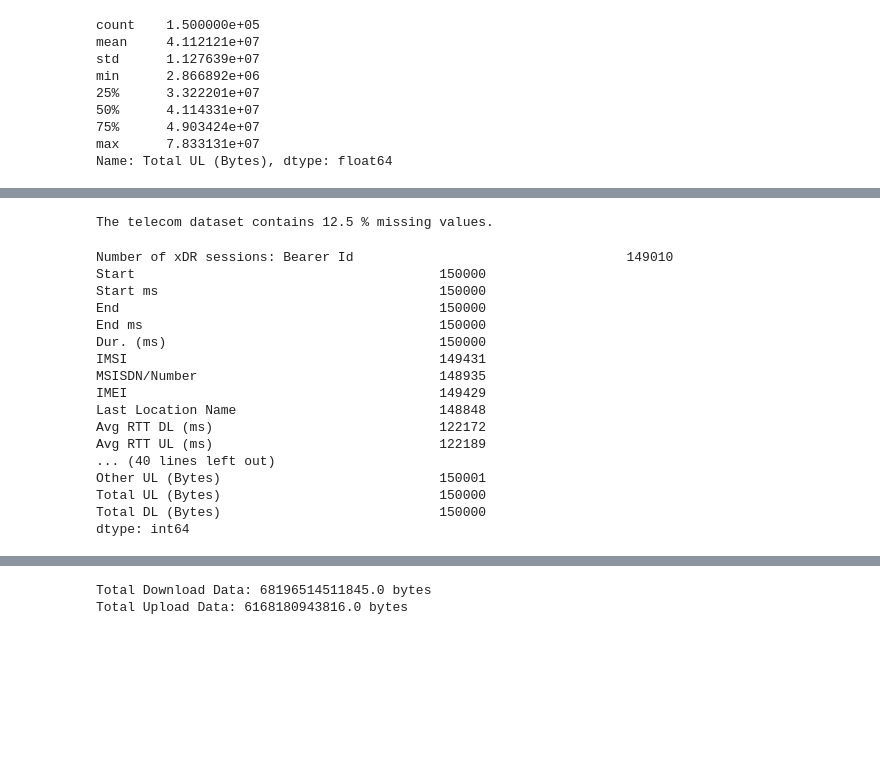
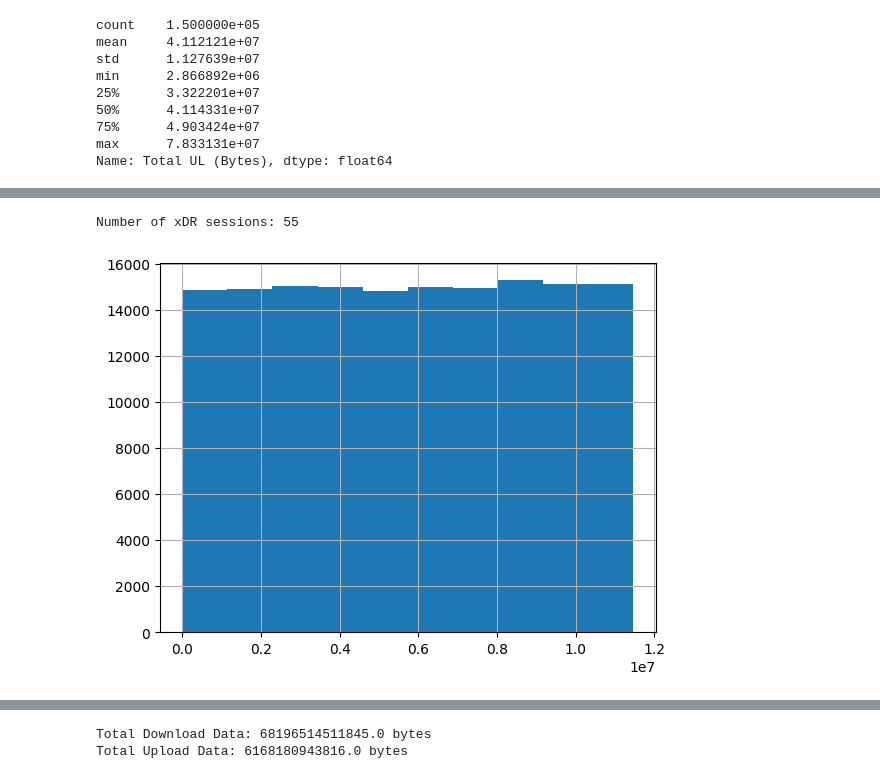
Before and after one commit to G1Daniel/telecom_xdr_analysis, a Jupyter notebook: notebooks/extract_data_and_EDA.ipynb, the cells around one changed output, grey strips where cells are left out. Cells and saved outputs as stored; diff of their text form; code cells hidden in the pictures; blank space fills up the shorter version.

Commit message:
Dataset cleaned again

```diff
--- a/notebooks/extract_data_and_EDA.ipynb
+++ b/notebooks/extract_data_and_EDA.ipynb
@@ -117,0 +141,9 @@ dtype: float64
+# %%
+#Data Reduction
+#drop columns with more than 50% missing values
+#In our dataset, the column Bearer doesnt has any predictive power,can be dropped as it doesnt add value to our analysis
+dfa_clean=dfa.drop(['Bearer Id','TCP DL Retrans. Vol (Bytes)','TCP UL Retrans. Vol (Bytes)','HTTP DL (Bytes)','HTTP UL (Bytes)','Nb of sec with 125000B < Vol DL',
+              'Nb of sec with 1250B < Vol UL < 6250B','Nb of sec with 31250B < Vol DL < 125000B','Nb of sec with 37500B < Vol UL',
+              'Nb of sec with 6250B < Vol DL < 31250B','Nb of sec with 6250B < Vol UL < 37500B'
+             ],axis=1)
+dfa_clean.shape
@@ -172,50 +352,22 @@ dfa.describe(include='all').T
 | Other UL (Bytes) | 150001.0 | NaN | NaN | NaN | 8264799.424427 | 4769003.686403 | 148.0 | 4145943.0 | 8267071.0 | 12384148.0 | 16558816.0 |
 | Total UL (Bytes) | 150000.0 | NaN | NaN | NaN | 41121206.292107 | 11276386.514689 | 2866892.0 | 33222010.5 | 41143312.0 | 49034238.5 | 78331311.0 |
 | Total DL (Bytes) | 150000.0 | NaN | NaN | NaN | 454643430.078967 | 244142874.376284 | 7114041.0 | 243106803.0 | 455841077.5 | 665705544.0 | 902969616.0 |
-# %%
-#Handling missing data
-
-# how many missing values exist or better still what is the % of missing values in the dataset?
-def percent_missing(dfa):
-    # Calculate total number of cells in dataframe
-    totalCells = np.product(dfa.shape)
-
-    # Count number of missing values per column
-    missingCount = dfa.isnull().sum()
-
-    # Calculate total number of missing values
-    totalMissing = missingCount.sum()
-
-    # Calculate percentage of missing values
-    print("The telecom dataset contains", round(((totalMissing/totalCells) * 100), 2), "%", "missing values.")
-
-percent_missing(dfa)
-# %% [output]
-The telecom dataset contains 12.5 % missing values.
 # %%
 #Aggregate per user
 #number of xDR sessions
-sessions = dfa.count()
-
+sessions = len(dfa.columns)
 print("Number of xDR sessions:", sessions)
 # %% [output]
-Number of xDR sessions: Bearer Id                                   149010
-Start                                       150000
-Start ms                                    150000
-End                                         150000
-End ms                                      150000
-Dur. (ms)                                   150000
-IMSI                                        149431
-MSISDN/Number                               148935
-IMEI                                        149429
-Last Location Name                          148848
-Avg RTT DL (ms)                             122172
-Avg RTT UL (ms)                             122189
-... (40 lines left out)
-Other UL (Bytes)                            150001
-Total UL (Bytes)                            150000
-Total DL (Bytes)                            150000
-dtype: int64
+Number of xDR sessions: 55
+# %%
+#Filling data with mean,median and mode.
+dfa_clean['Google DL (Bytes)'].hist()
+#dfa['Start'] = pd.to_datetime(dfa['Start'])
+#dfa['End'] = pd.to_datetime(dfa['End'])
+
+num_cols=dfa.select_dtypes(include=np.number).columns.tolist()
+# %% [output]
+[figure, added]
 # %%
 #Number of session durations
 session_durations = dfa['Dur. (ms)'].count()
```
Also changed, not shown: parts of 11 cells of this notebook.
